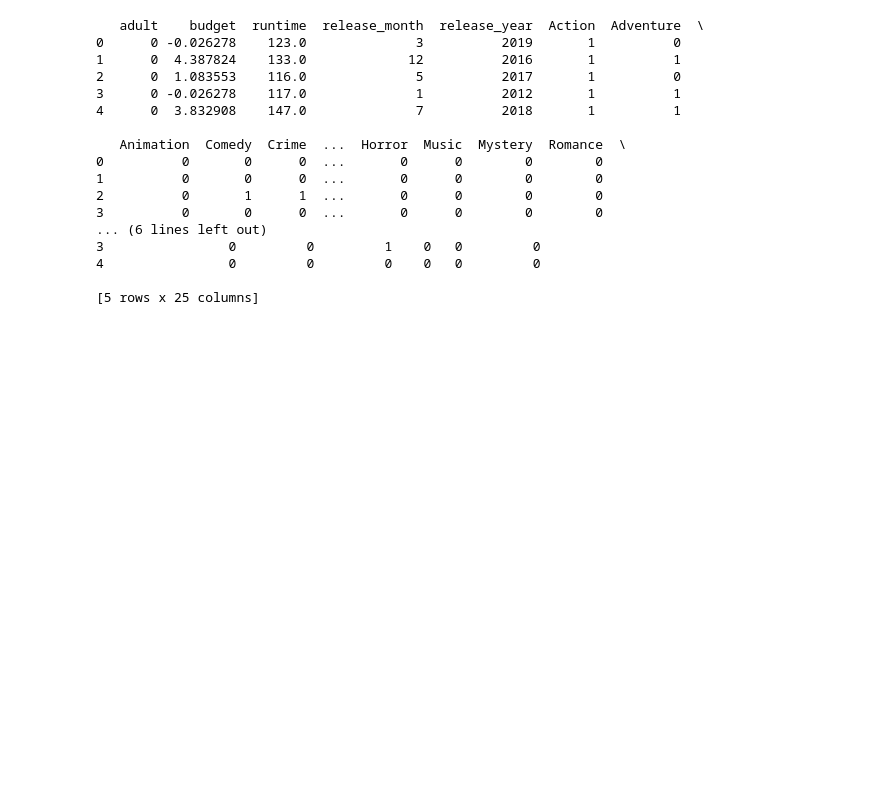
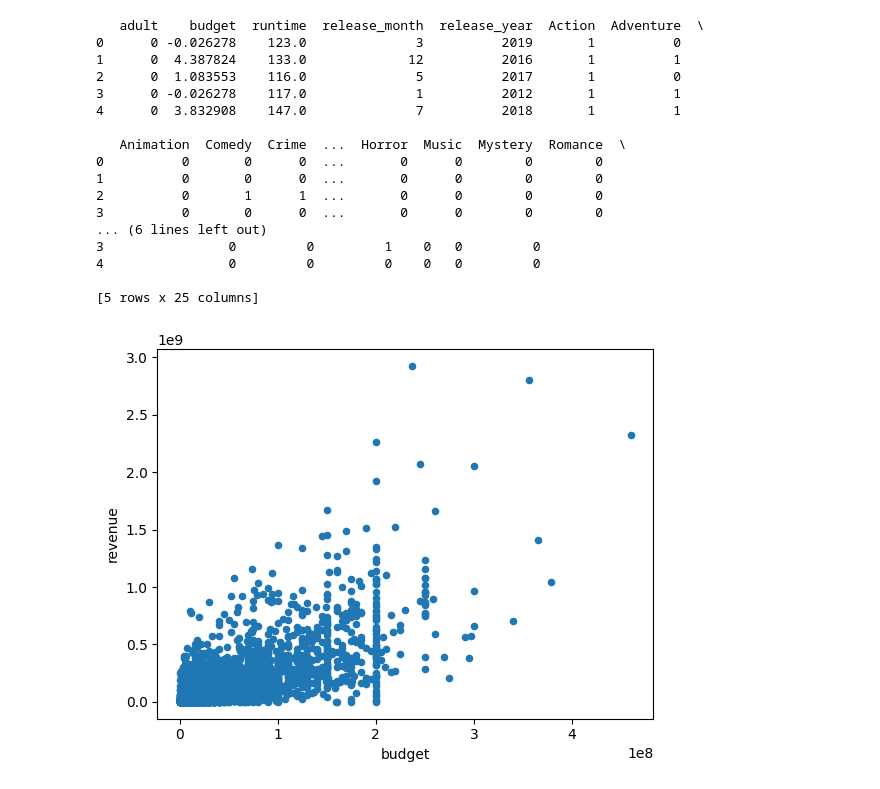
Before and after one commit to hridayc7/box_office_busters, a Jupyter notebook: src/regression.ipynb, the cells around one changed output. Cells and saved outputs as stored; diff of their text form; code cells hidden in the pictures; blank space fills up the shorter version.

```diff
--- a/src/regression.ipynb
+++ b/src/regression.ipynb
@@ -9,33 +17,42 @@ import matplotlib.pyplot as plt
 # %%
 # import and preprocess
 df = pd.read_csv('../data/tmdb/processed_tmdb_data.csv')
+
+# the features we are normaliziing are the budget and the revenue
 normalize_features = ['budget', 'revenue']
 scaler = StandardScaler()
+
+# Not Normalized Budget data put in a scatter plot --> Could be useful for the presentation
+df.plot.scatter(x='budget', y='revenue')
+
+# normalize the budget and the revenue
 df[normalize_features] = scaler.fit_transform(df[normalize_features]) #scale budget and revenue
 
+# for initial, preliminary baseline linear regression drop the countries and languages
 df = df.drop(columns=df.columns[24:249]) #countries and languages are dropped
 X = df.drop(columns=['revenue','roi'])#including budget in the predictors because budget is determined in pre-production
 y = df['revenue']
 
 print(X.head())
 # %% [output]
    adult    budget  runtime  release_month  release_year  Action  Adventure  \
 0      0 -0.026278    123.0              3          2019       1          0
 1      0  4.387824    133.0             12          2016       1          1
 2      0  1.083553    116.0              5          2017       1          0
 3      0 -0.026278    117.0              1          2012       1          1
 4      0  3.832908    147.0              7          2018       1          1
 
    Animation  Comedy  Crime  ...  Horror  Music  Mystery  Romance  \
 0          0       0      0  ...       0      0        0        0
 1          0       0      0  ...       0      0        0        0
 2          0       1      1  ...       0      0        0        0
 3          0       0      0  ...       0      0        0        0
 ... (6 lines left out)
 3                0         0         1    0   0         0
 4                0         0         0    0   0         0
 
 [5 rows x 25 columns]
+[figure, added]
 # %%
 def correlationHeatmap(X):
     corr_matrix = X.corr()
```
Also changed, not shown: parts of 7 cells of this notebook, 2 other files.
